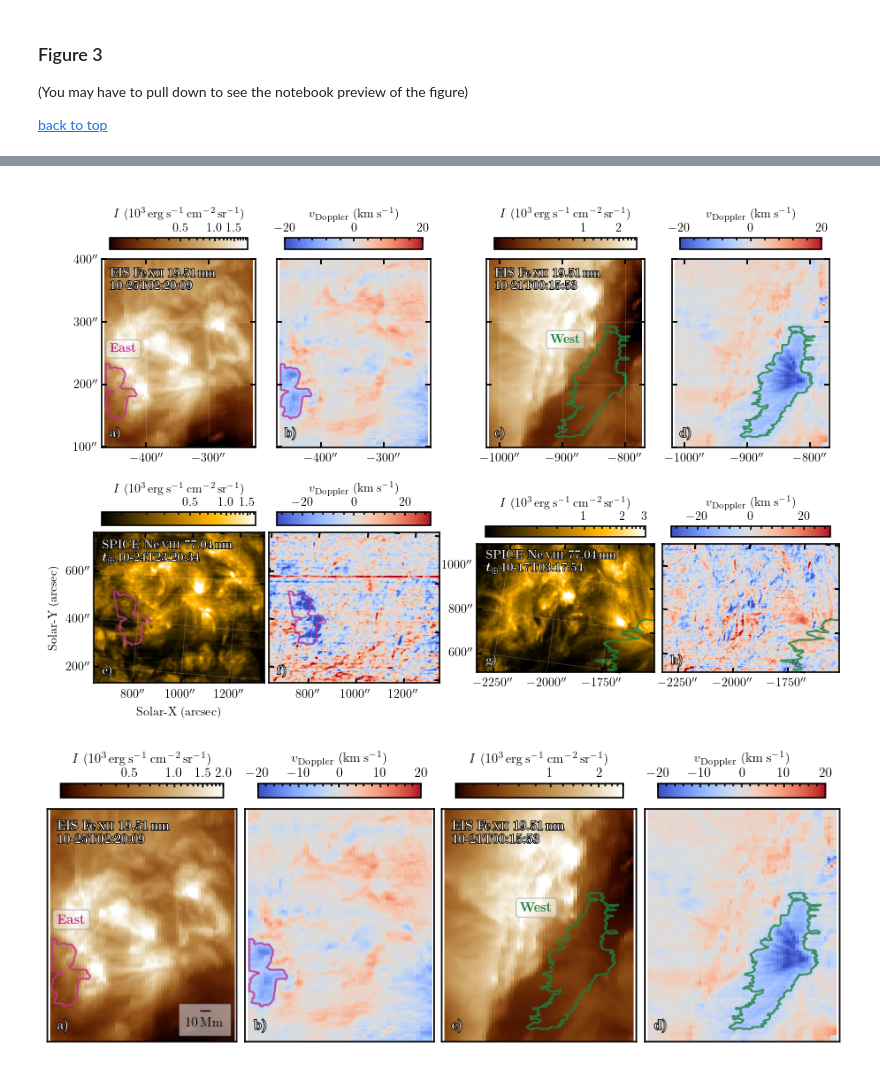
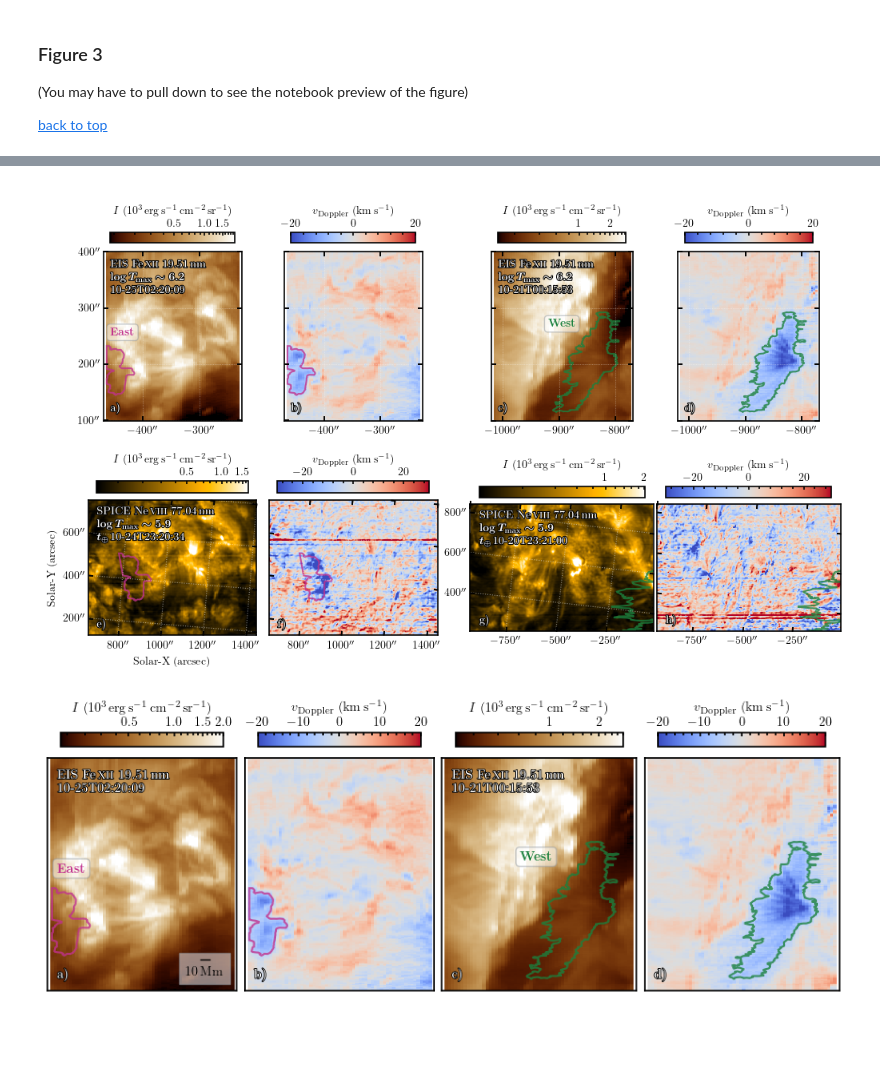
Before and after one commit to yjzhu-solar/EIS_DKIST_SolO, a Jupyter notebook: ipynb/ms_eis_eui_upflow/eis_spice_doppler.ipynb, the cells around one changed output, grey strips where cells are left out. Cells and saved outputs as stored; diff of their text form; code cells hidden in the pictures; blank space fills up the shorter version.

```diff
--- a/ipynb/ms_eis_eui_upflow/eis_spice_doppler.ipynb
+++ b/ipynb/ms_eis_eui_upflow/eis_spice_doppler.ipynb
@@ -245,7 +402,7 @@ def get_ax_size(ax, return_ratio=True):
 [back to top](#notebook-top)
 # %%
 with rc_context(ms_style_dict):
-    fig = plt.figure(figsize=(9,6),layout='constrained')
+    fig = plt.figure(figsize=(10,6),layout='constrained')
 
     gs_width_ratio_optimal = (eis_195_intmap_shift_1024_crop.top_right_coord.Ty - eis_195_intmap_shift_1024_crop.bottom_left_coord.Ty) / \
                             (eis_195_intmap_shift_1024_crop.top_right_coord.Tx - eis_195_intmap_shift_1024_crop.bottom_left_coord.Tx) * \
@@ -268,13 +425,14 @@ with rc_context(ms_style_dict):
                                                                                     clb_ax1.xaxis.get_offset_text().get_text()).group(1)))
 
     ax1.text(0.05, 0.04, r'\textbf{a)}', transform=ax1.transAxes, fontsize=10, va='bottom',
-             ha='left', color='white', path_effects=[path_effects.Stroke(linewidth=1.2, foreground='black'),
+             ha='left', color='white', path_effects=[path_effects.Stroke(linewidth=1.5, foreground='black'),
                                                 path_effects.Normal()])
 
     ax1.text(0.05, 0.95, r'\textbf{EIS Fe\,\textsc{xii} 19.51\,nm}'
+                        "\n" + r'$\boldsymbol{\log T_{\rm max} \sim 6.2}$'
                          "\n" + r'\textbf{{{}}}\,'.format(eis_195_intmap_shift_1024_crop.date.isot[5:-4]),
-             transform=ax1.transAxes, fontsize=10, va='top', ha='left',linespacing=1.2,
-             color='white', path_effects=[path_effects.Stroke(linewidth=1.2, foreground='black'),
+             transform=ax1.transAxes, fontsize=10, va='top', ha='left',linespacing=1.4,
+             color='white', path_effects=[path_effects.Stroke(linewidth=1.5, foreground='black'),
                                           path_effects.Normal()])
 
     ax1.text(0.05, 0.55, r"\textbf{East}", transform=ax1.transAxes, fontsize=10, va='top', ha='left',
@@ -289,7 +447,7 @@ with rc_context(ms_style_dict):
                                     fontsize=10,scilimits=(0,2),title=r'$v_{\rm Doppler}\ \mathrm{(km\,s^{-1})}$')
 
     ax2.text(0.05, 0.04, r'\textbf{b)}', transform=ax2.transAxes, fontsize=10, va='bottom',
-                ha='left', color='white', path_effects=[path_effects.Stroke(linewidth=1.2, foreground='black'),
+                ha='left', color='white', path_effects=[path_effects.Stroke(linewidth=1.5, foreground='black'),
                                                     path_effects.Normal()])
 
     ax3 = fig.add_subplot(gs1[0,2], projection=eis_195_intmap_shift_1020_crop)
@@ -304,13 +462,14 @@ with rc_context(ms_style_dict):
                                                                                     clb_ax3.xaxis.get_offset_text().get_text()).group(1)))
 
     ax3.text(0.05, 0.04, r'\textbf{c)}', transform=ax3.transAxes, fontsize=10, va='bottom',
-                ha='left', color='white', path_effects=[path_effects.Stroke(linewidth=1.2, foreground='black'),
+                ha='left', color='white', path_effects=[path_effects.Stroke(linewidth=1.5, foreground='black'),
                                                     path_effects.Normal()])
 
     ax3.text(0.05, 0.95, r'\textbf{EIS Fe\,\textsc{xii} 19.51\,nm}'
+                            "\n" + r'$\boldsymbol{\log T_{\rm max} \sim 6.2}$'
                             "\n" + r'\textbf{{{}}}\,'.format(eis_195_intmap_shift_1020_crop.date.isot[5:-4]),
-                transform=ax3.transAxes, fontsize=10, va='top', ha='left',linespacing=1.2,
-                color='white', path_effects=[path_effects.Stroke(linewidth=1.2, foreground='black'),
+                transform=ax3.transAxes, fontsize=10, va='top', ha='left',linespacing=1.4,
+                color='white', path_effects=[path_effects.Stroke(linewidth=1.5, foreground='black'),
                                             path_effects.Normal()])
     ax3.text(0.4, 0.6, r"\textbf{West}", transform=ax3.transAxes, fontsize=10, va='top', ha='left',
              color='#1B813E',bbox=dict(boxstyle="round", fc="w", ec="#91989F",alpha=0.5))
@@ -324,13 +483,13 @@ with rc_context(ms_style_dict):
                                     fontsize=10,scilimits=(0,2),title=r'$v_{\rm Doppler}\ \mathrm{(km\,s^{-1})}$')
 
     ax4.text(0.05, 0.04, r'\textbf{d)}', transform=ax4.transAxes, fontsize=10, va='bottom',
-                ha='left', color='white', path_effects=[path_effects.Stroke(linewidth=1.2, foreground='black'),
+                ha='left', color='white', path_effects=[path_effects.Stroke(linewidth=1.5, foreground='black'),
                                                     path_effects.Normal()])
 
-    ax5 = fig.add_subplot(gs1[1,0], projection=spice_hri_NeVIII_intmap_1024)
-    im5 = spice_hri_NeVIII_intmap_1024.plot(axes=ax5,title=None)
+    ax5 = fig.add_subplot(gs1[1,0], projection=spice_NeVIII_wcs_1024)
+    im5 = ax5.imshow(spice_NeVIII_intmap_1024.data, **spice_NeVIII_intmap_1024.plot_settings)
     with propagate_with_solar_surface(rotation_model='rigid'):
-        cs_regions_eis_1024[0].to_pixel(spice_hri_NeVIII_intmap_1024.wcs).plot(ax=ax5, edgecolor='#C1328E', lw=1.5,alpha=0.8)
+        cs_regions_eis_1024[0].to_pixel(spice_NeVIII_wcs_1024).plot(ax=ax5, edgecolor='#C1328E', lw=1.5,alpha=0.8)
 
     ax5.set_xlabel(r'Solar-X (arcsec)')
     ax5.set_ylabel(r'Solar-Y (arcsec)')
@@ -347,39 +506,40 @@ with rc_context(ms_style_dict):
                                                                                     clb_ax1.xaxis.get_offset_text().get_text()).group(1)))
 
     ax5.text(0.05, 0.04, r'\textbf{e)}', transform=ax5.transAxes, fontsize=10, va='bottom',
-                ha='left', color='white', path_effects=[path_effects.Stroke(linewidth=1.2, foreground='black'),
+                ha='left', color='white', path_effects=[path_effects.Stroke(linewidth=1.5, foreground='black'),
                                                     path_effects.Normal()])
 
     ax5.text(0.05, 0.95, r'\textbf{SPICE Ne\,\textsc{viii} 77.04\,nm}'
-                            "\n" + r'$\boldsymbol{{t_\oplus}}\,$\textbf{{{}}}'.format(spice_1024_window_example.meta['DATE_EAR'][5:-4]),
+                            "\n" + r'$\boldsymbol{\log T_{\rm max} \sim 5.9}$'
+                            "\n" + r'$\boldsymbol{{t_\oplus}}\,$\textbf{{{}}}'.format(spice_NeVIII_hdr_1024['DATE_EAR'][5:-4]),
             transform=ax5.transAxes,
-            va='top', ha='left', fontsize=10, color='white', linespacing=1.2,
-            path_effects=[path_effects.Stroke(linewidth=1.2, foreground='black'),
+            va='top', ha='left', fontsize=10, color='white', linespacing=1.4,
+            path_effects=[path_effects.Stroke(linewidth=1.5, foreground='black'),
                           path_effects.Normal()])
 
     # ax5.text(0.05, 0.95, r'\textbf{EIS Fe\,\textsc{xii} 19.51\,nm}'
     #                      "\n" + r'\textbf{{{}}}\,'.format(eis_195_intmap_shift_1024_crop.date.isot[5:-4]),
-    #          transform=ax5.transAxes, fontsize=10, va='top', ha='left',linespacing=1.2,
-    #          color='white', path_effects=[path_effects.Stroke(linewidth=1.2, foreground='black'),
+    #          transform=ax5.transAxes, fontsize=10, va='top', ha='left',linespacing=1.4,
+    #          color='white', path_effects=[path_effects.Stroke(linewidth=1.5, foreground='black'),
     #                                       path_effects.Normal()])
 
-    ax6 = fig.add_subplot(gs1[1,1], projection=spice_hri_NeVIII_velmap_1024)
-    im6 = spice_hri_NeVIII_velmap_1024.plot(axes=ax6,title=None)
+    ax6 = fig.add_subplot(gs1[1,1], projection=spice_NeVIII_wcs_1024)
+    im6 = ax6.imshow(spice_NeVIII_velmap_1024.data, **spice_NeVIII_velmap_1024.plot_settings)
     with propagate_with_solar_surface(rotation_model='rigid'):
-        cs_regions_eis_1024[0].to_pixel(spice_hri_NeVIII_velmap_1024.wcs).plot(ax=ax6, edgecolor='#C1328E', lw=1.5,alpha=0.8)
+        cs_regions_eis_1024[0].to_pixel(spice_NeVIII_wcs_1024).plot(ax=ax6, edgecolor='#C1328E', lw=1.5,alpha=0.8)
 
     clb6, clb_ax6 = plot_colorbar(im6, ax6,
                                     bbox_to_anchor=(0.05,1.05,0.9,clb5_bbox_height), orientation='horizontal',
                                     fontsize=10,scilimits=(0,2),title=r'$v_{\rm Doppler}\ \mathrm{(km\,s^{-1})}$')
 
     ax6.text(0.05, 0.04, r'\textbf{f)}', transform=ax6.transAxes, fontsize=10, va='bottom',
-                ha='left', color='white', path_effects=[path_effects.Stroke(linewidth=1.2, foreground='black'),
+                ha='left', color='white', path_effects=[path_effects.Stroke(linewidth=1.5, foreground='black'),
                                                     path_effects.Normal()])
 
-    ax7 = fig.add_subplot(gs1[1,2], projection=spice_NeVIII_intmap_1017)
-    im7 = spice_NeVIII_intmap_1017.plot(axes=ax7,title=None)
+    ax7 = fig.add_subplot(gs1[1,2], projection=spice_NeVIII_wcs_1020)
+    im7 = ax7.imshow(spice_NeVIII_intmap_1020.data, **spice_NeVIII_intmap_1020.plot_settings)
     with propagate_with_solar_surface(rotation_model='rigid'):
-        cs_regions_eis_1020[0].to_pixel(spice_NeVIII_intmap_1017.wcs).plot(ax=ax7, edgecolor='#1B813E', lw=1.5,alpha=0.8)
+        cs_regions_eis_1020[0].to_pixel(spice_NeVIII_wcs_1020).plot(ax=ax7, edgecolor='#1B813E', lw=1.5,alpha=0.8)
 
     clb7, clb_ax7 = plot_colorbar(im7, ax7,
                                     bbox_to_anchor=(0.05,1.05,0.9,clb5_bbox_height), orientation='horizontal',
@@ -391,28 +551,34 @@ with rc_context(ms_style_dict):
                                                                                     clb_ax7.xaxis.get_offset_text().get_text()).group(1)))
 
     ax7.text(0.05, 0.04, r'\textbf{g)}', transform=ax7.transAxes, fontsize=10, va='bottom',
-                ha='left', color='white', path_effects=[path_effects.Stroke(linewidth=1.2, foreground='black'),
+                ha='left', color='white', path_effects=[path_effects.Stroke(linewidth=1.5, foreground='black'),
                                                     path_effects.Normal()])
 
     ax7.text(0.05, 0.95, r'\textbf{SPICE Ne\,\textsc{viii} 77.04\,nm}'
-                            "\n" + r'$\boldsymbol{{t_\oplus}}\,$\textbf{{{}}}'.format(spice_1017_window_example.meta['DATE_EAR'][5:-4]),
+                            "\n" + r'$\boldsymbol{\log T_{\rm max} \sim 5.9}$'
+                            "\n" + r'$\boldsymbol{{t_\oplus}}\,$\textbf{{{}}}'.format(spice_NeVIII_hdr_1020['DATE_EAR'][5:-4]),
             transform=ax7.transAxes,
-            va='top', ha='left', fontsize=10, color='white', linespacing=1.2,
-            path_effects=[path_effects.Stroke(linewidth=1.2, foreground='black'),
+            va='top', ha='left', fontsize=10, color='white', linespacing=1.4,
+            path_effects=[path_effects.Stroke(linewidth=1.5, foreground='black'),
                           path_effects.Normal()])
 
-    ax8 = fig.add_subplot(gs1[1,3], projection=spice_NeVIII_velmap_1017)
-    im8 = spice_NeVIII_velmap_1017.plot(axes=ax8,title=None)
+    ax8 = fig.add_subplot(gs1[1,3], projection=spice_NeVIII_wcs_1020)
+    im8 = ax8.imshow(spice_NeVIII_velmap_1020.data, **spice_NeVIII_velmap_1020.plot_settings)
     with propagate_with_solar_surface(rotation_model='rigid'):
-        cs_regions_eis_1020[0].to_pixel(spice_NeVIII_velmap_1017.wcs).plot(ax=ax8, edgecolor='#1B813E', lw=1.5,alpha=0.8)
+        cs_regions_eis_1020[0].to_pixel(spice_NeVIII_wcs_1020).plot(ax=ax8, edgecolor='#1B813E', lw=1.5,alpha=0.8)
 
     clb8, clb_ax8 = plot_colorbar(im8, ax8,
                                     bbox_to_anchor=(0.05,1.05,0.9,clb5_bbox_height), orientation='horizontal',
                                     fontsize=10,scilimits=(0,2),title=r'$v_{\rm Doppler}\ \mathrm{(km\,s^{-1})}$')
 
     ax8.text(0.05, 0.04, r'\textbf{h)}', transform=ax8.transAxes, fontsize=10, va='bottom',
-                ha='left', color='white', path_effects=[path_effects.Stroke(linewidth=1.2, foreground='black'),
+                ha='left', color='white', path_effects=[path_effects.Stroke(linewidth=1.5, foreground='black'),
                                                     path_effects.Normal()])
+
+    # for ax_ in (ax7, ax8):
+    #     with propagate_with_solar_surface():
+    #         loop_foot_point_region_1.plot(ax=ax_, edgecolor='#4F4F48', lw=1.5,alpha=0.8)
+    #         loop_foot_point_region_2.plot(ax=ax_, edgecolor='#4F4F48', lw=1.5,alpha=0.8)
 
     for ax_ in (ax1,ax2,ax3,ax4,ax6,):
         ax_.set_title(' ')
@@ -420,6 +586,8 @@ with rc_context(ms_style_dict):
         ax_.coords[1].axislabels.set_visible(False)
         ax_.coords[0].set_ticks(number=3)
         ax_.coords[1].set_ticks(number=3)
+
+    ax6.coords[0].set_ticks(spacing=200*u.arcsec)
 
     ax7.coords[0].axislabels.set_visible(False)
     ax7.coords[1].axislabels.set_visible(False)
@@ -432,6 +600,9 @@ with rc_context(ms_style_dict):
     ax8.coords[1].set_ticks(number=3)
     ax8.coords[0].set_ticks(spacing=250*u.arcsec)
     ax8.coords[0].set_major_formatter('s')
+
+    for ax_ in (ax5,ax6,ax7,ax8):
+        ax_.coords.grid(True, color='white', ls=':', lw=0.8, alpha=0.5)
 
     for clb_ax_ in (clb_ax1,clb_ax2, clb_ax3, clb_ax4, clb_ax5, clb_ax6, clb_ax7, clb_ax8):
         clb_ax_.tick_params(top=True, bottom=False, labeltop=True, labelbottom=False,
@@ -455,7 +626,7 @@ with rc_context(ms_style_dict):
     # https://github.com/matplotlib/matplotlib/issues/28549
     # https://github.com/matplotlib/matplotlib/issues/27763
 
-    fig.get_layout_engine().set(w_pad=1/72., h_pad=1/72., hspace=0,
+    fig.get_layout_engine().set(w_pad=0., h_pad=1/72., hspace=0,
                         wspace=0)
 
     plt.savefig('../../figs/ms_eis_eui_upflow/eis_spice_doppler.pdf', dpi=300, bbox_inches='tight')
@@ -479,5 +650,5 @@ For frame 'heliographic_carrington' the following metadata is missing: crln_obs,
  [sunpy.map.mapbase]
-[figure, old version]
+[figure, new version]
 # %%
 from fancy_colorbar import wcs_scalebar
 with rc_context(ms_style_dict):
```
Also changed, not shown: parts of 12 cells of this notebook, 21 other files.
